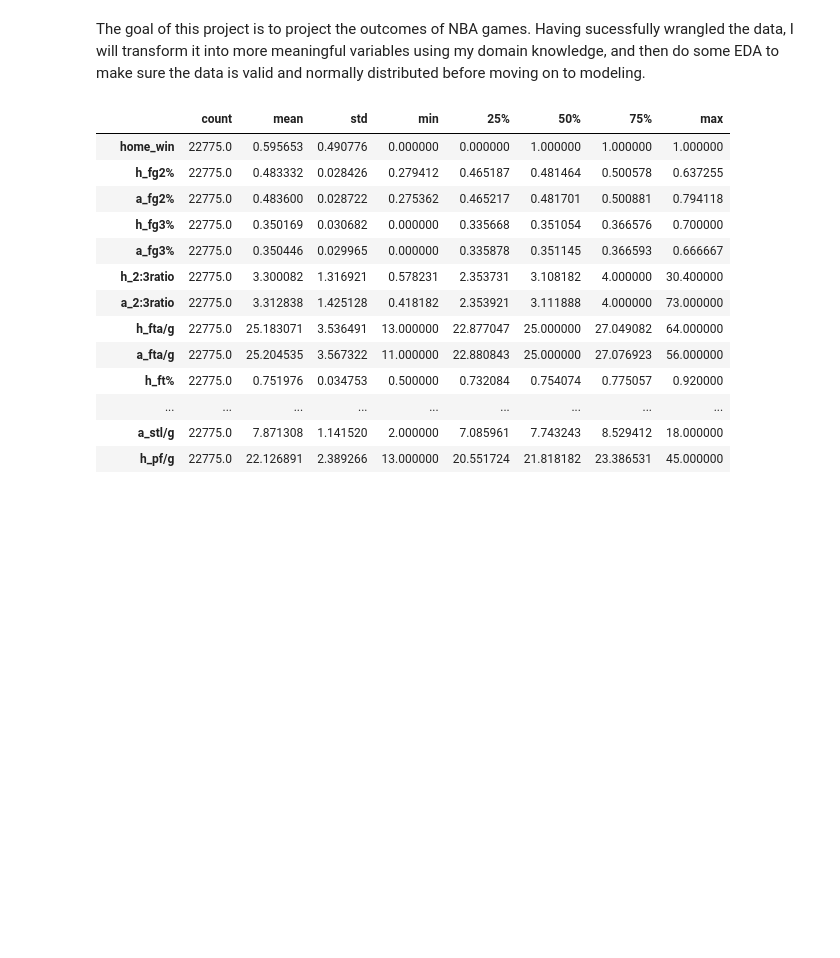
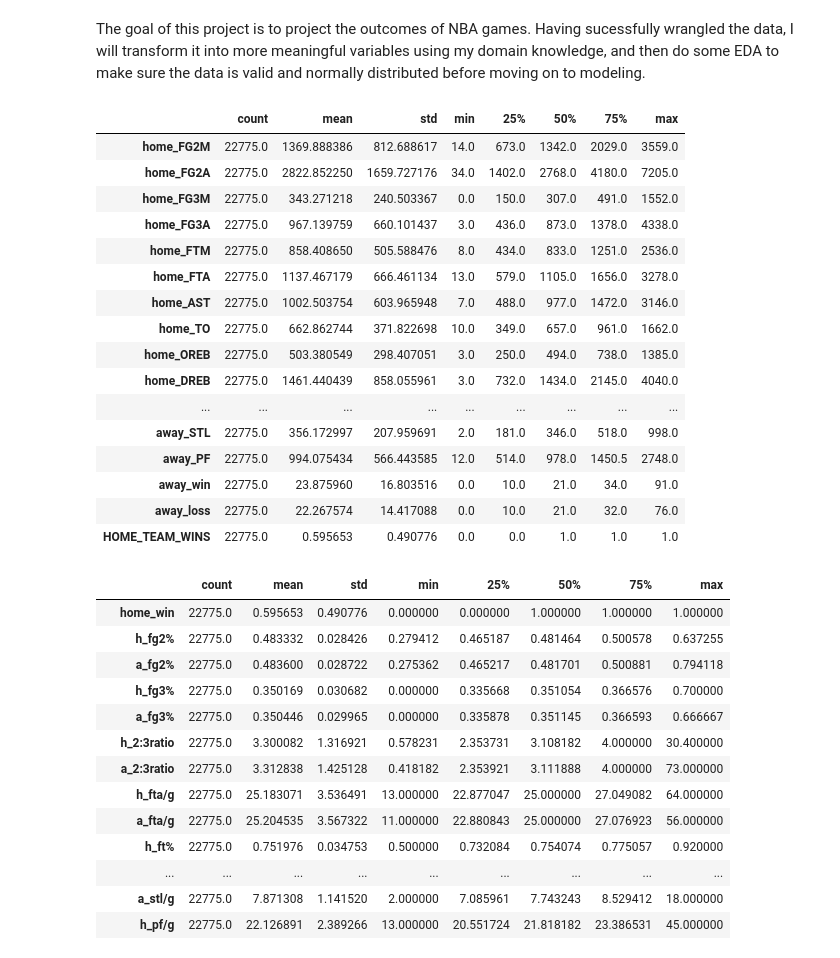
Before and after one commit to abewoycke/NBA-Projections, a Jupyter notebook: 3_EDA/NBA Projections EDA.ipynb, the cells around one changed output. Cells and saved outputs as stored; diff of their text form; code cells hidden in the pictures; blank space fills up the shorter version.

```diff
--- a/3_EDA/NBA Projections EDA.ipynb
+++ b/3_EDA/NBA Projections EDA.ipynb
@@ -21,6 +21,26 @@ to_drop = df.loc[(df['away_win'] == 0) & (df['away_loss'] == 0)].index.values
 to_drop2 = df.loc[(df['home_win'] == 0) & (df['home_loss'] == 0)].index.values
 drop = np.concatenate((to_drop,to_drop2))
 df = df.drop(index=drop)
+# %%
+df.describe().T
+# %% [output]
+|  | count | mean | std | min | 25% | 50% | 75% | max |
+| home_FG2M | 22775.0 | 1369.888386 | 812.688617 | 14.0 | 673.0 | 1342.0 | 2029.0 | 3559.0 |
+| home_FG2A | 22775.0 | 2822.852250 | 1659.727176 | 34.0 | 1402.0 | 2768.0 | 4180.0 | 7205.0 |
+| home_FG3M | 22775.0 | 343.271218 | 240.503367 | 0.0 | 150.0 | 307.0 | 491.0 | 1552.0 |
+| home_FG3A | 22775.0 | 967.139759 | 660.101437 | 3.0 | 436.0 | 873.0 | 1378.0 | 4338.0 |
+| home_FTM | 22775.0 | 858.408650 | 505.588476 | 8.0 | 434.0 | 833.0 | 1251.0 | 2536.0 |
+| home_FTA | 22775.0 | 1137.467179 | 666.461134 | 13.0 | 579.0 | 1105.0 | 1656.0 | 3278.0 |
+| home_AST | 22775.0 | 1002.503754 | 603.965948 | 7.0 | 488.0 | 977.0 | 1472.0 | 3146.0 |
+| home_TO | 22775.0 | 662.862744 | 371.822698 | 10.0 | 349.0 | 657.0 | 961.0 | 1662.0 |
+| home_OREB | 22775.0 | 503.380549 | 298.407051 | 3.0 | 250.0 | 494.0 | 738.0 | 1385.0 |
+| home_DREB | 22775.0 | 1461.440439 | 858.055961 | 3.0 | 732.0 | 1434.0 | 2145.0 | 4040.0 |
+| ... | ... | ... | ... | ... | ... | ... | ... | ... |
+| away_STL | 22775.0 | 356.172997 | 207.959691 | 2.0 | 181.0 | 346.0 | 518.0 | 998.0 |
+| away_PF | 22775.0 | 994.075434 | 566.443585 | 12.0 | 514.0 | 978.0 | 1450.5 | 2748.0 |
+| away_win | 22775.0 | 23.875960 | 16.803516 | 0.0 | 10.0 | 21.0 | 34.0 | 91.0 |
+| away_loss | 22775.0 | 22.267574 | 14.417088 | 0.0 | 10.0 | 21.0 | 32.0 | 76.0 |
+| HOME_TEAM_WINS | 22775.0 | 0.595653 | 0.490776 | 0.0 | 0.0 | 1.0 | 1.0 | 1.0 |
 # %%
 # make individual stat columns more valuable/scaled
 df_new = pd.DataFrame()
```
Also changed, not shown: parts of 3 cells of this notebook, 5 other files.
